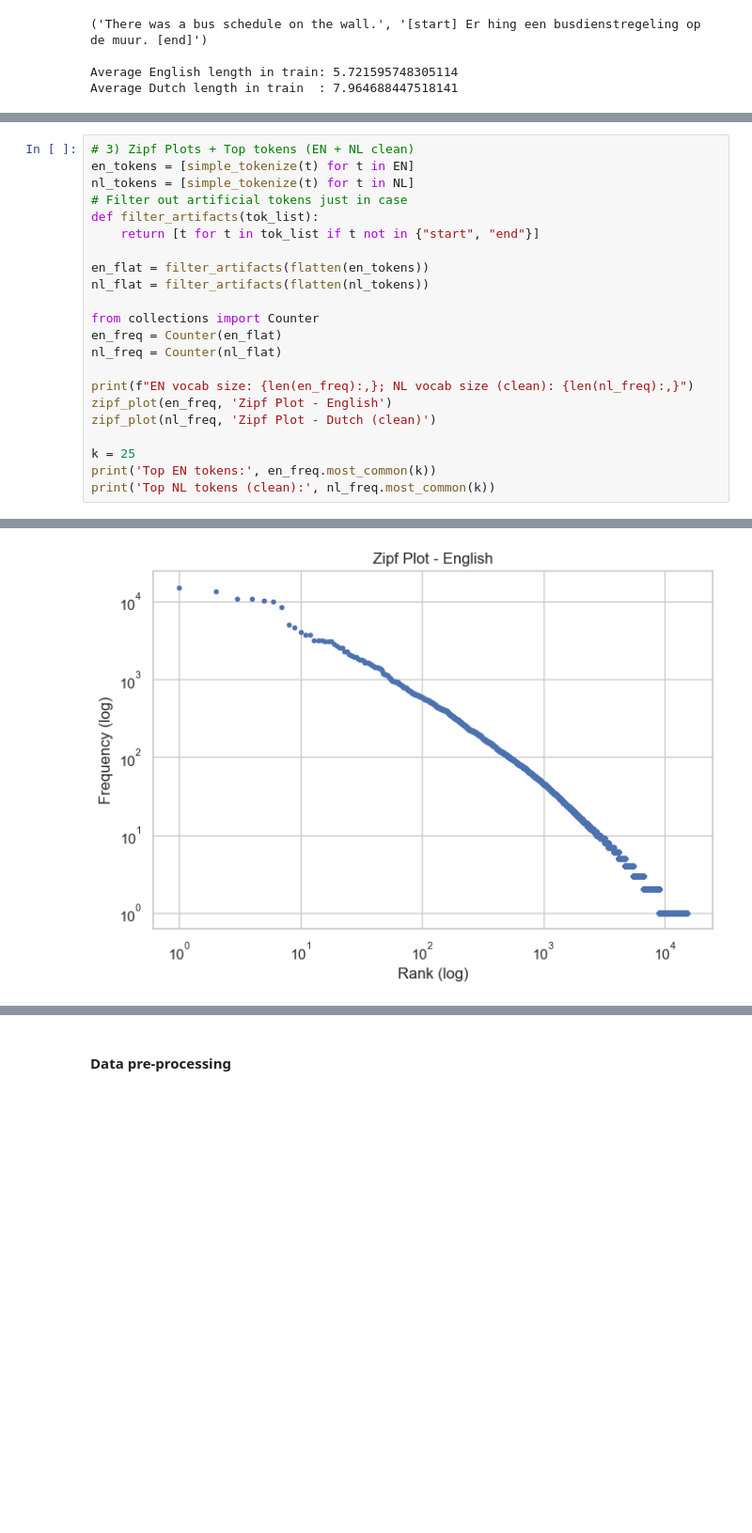
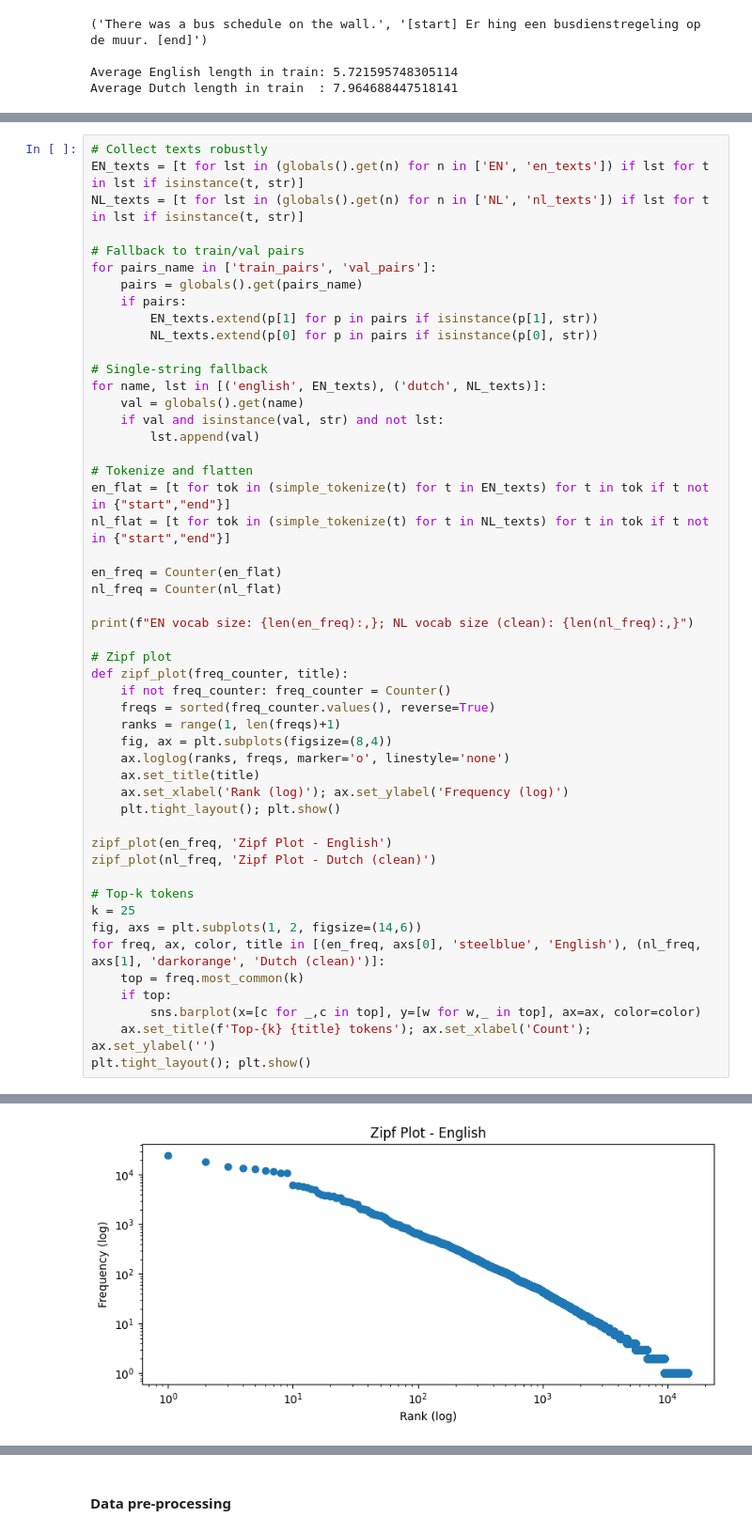
Before and after one commit to FrankVanDerVelde/master_applied-artificial_intelligence, a Jupyter notebook: methoden_en_technieken/datapunt_3/M&T_opdracht_Datapunt2a.ipynb, the cells around one changed output, grey strips where cells are left out. Shown: that part at 94% size. Cells and saved outputs as stored; diff of their text form; blank space fills up the shorter version.

```diff
--- a/methoden_en_technieken/datapunt_3/M&T_opdracht_Datapunt2a.ipynb
+++ b/methoden_en_technieken/datapunt_3/M&T_opdracht_Datapunt2a.ipynb
@@ -261,23 +270,51 @@ Lexical Diversity (NL clean) - TTR: 0.0425, Herdan's C: 0.7562
 # %%
-# 3) Zipf Plots + Top tokens (EN + NL clean)
-en_tokens = [simple_tokenize(t) for t in EN]
-nl_tokens = [simple_tokenize(t) for t in NL]
-# Filter out artificial tokens just in case
-def filter_artifacts(tok_list):
-    return [t for t in tok_list if t not in {"start", "end"}]
+# Collect texts robustly
+EN_texts = [t for lst in (globals().get(n) for n in ['EN', 'en_texts']) if lst for t in lst if isinstance(t, str)]
+NL_texts = [t for lst in (globals().get(n) for n in ['NL', 'nl_texts']) if lst for t in lst if isinstance(t, str)]
 
-en_flat = filter_artifacts(flatten(en_tokens))
-nl_flat = filter_artifacts(flatten(nl_tokens))
+# Fallback to train/val pairs
+for pairs_name in ['train_pairs', 'val_pairs']:
+    pairs = globals().get(pairs_name)
+    if pairs:
+        EN_texts.extend(p[1] for p in pairs if isinstance(p[1], str))
+        NL_texts.extend(p[0] for p in pairs if isinstance(p[0], str))
 
-from collections import Counter
+# Single-string fallback
+for name, lst in [('english', EN_texts), ('dutch', NL_texts)]:
+    val = globals().get(name)
+    if val and isinstance(val, str) and not lst:
+        lst.append(val)
+
+# Tokenize and flatten
+en_flat = [t for tok in (simple_tokenize(t) for t in EN_texts) for t in tok if t not in {"start","end"}]
+nl_flat = [t for tok in (simple_tokenize(t) for t in NL_texts) for t in tok if t not in {"start","end"}]
+
 en_freq = Counter(en_flat)
 nl_freq = Counter(nl_flat)
 
 print(f"EN vocab size: {len(en_freq):,}; NL vocab size (clean): {len(nl_freq):,}")
+
+# Zipf plot
+def zipf_plot(freq_counter, title):
+    if not freq_counter: freq_counter = Counter()
+    freqs = sorted(freq_counter.values(), reverse=True)
+    ranks = range(1, len(freqs)+1)
+    fig, ax = plt.subplots(figsize=(8,4))
+    ax.loglog(ranks, freqs, marker='o', linestyle='none')
+    ax.set_title(title)
+    ax.set_xlabel('Rank (log)'); ax.set_ylabel('Frequency (log)')
+    plt.tight_layout(); plt.show()
+
 zipf_plot(en_freq, 'Zipf Plot - English')
 zipf_plot(nl_freq, 'Zipf Plot - Dutch (clean)')
 
+# Top-k tokens
 k = 25
-print('Top EN tokens:', en_freq.most_common(k))
-print('Top NL tokens (clean):', nl_freq.most_common(k))
+fig, axs = plt.subplots(1, 2, figsize=(14,6))
+for freq, ax, color, title in [(en_freq, axs[0], 'steelblue', 'English'), (nl_freq, axs[1], 'darkorange', 'Dutch (clean)')]:
+    top = freq.most_common(k)
+    if top:
+        sns.barplot(x=[c for _,c in top], y=[w for w,_ in top], ax=ax, color=color)
+    ax.set_title(f'Top-{k} {title} tokens'); ax.set_xlabel('Count'); ax.set_ylabel('')
+plt.tight_layout(); plt.show()
 # %% [output]
@@ -285 +322 @@ EN vocab size: 15,331; NL vocab size (clean): 17,949
-[figure, old version]
+[figure, new version]
```
Also changed, not shown: parts of 54 cells of this notebook.
